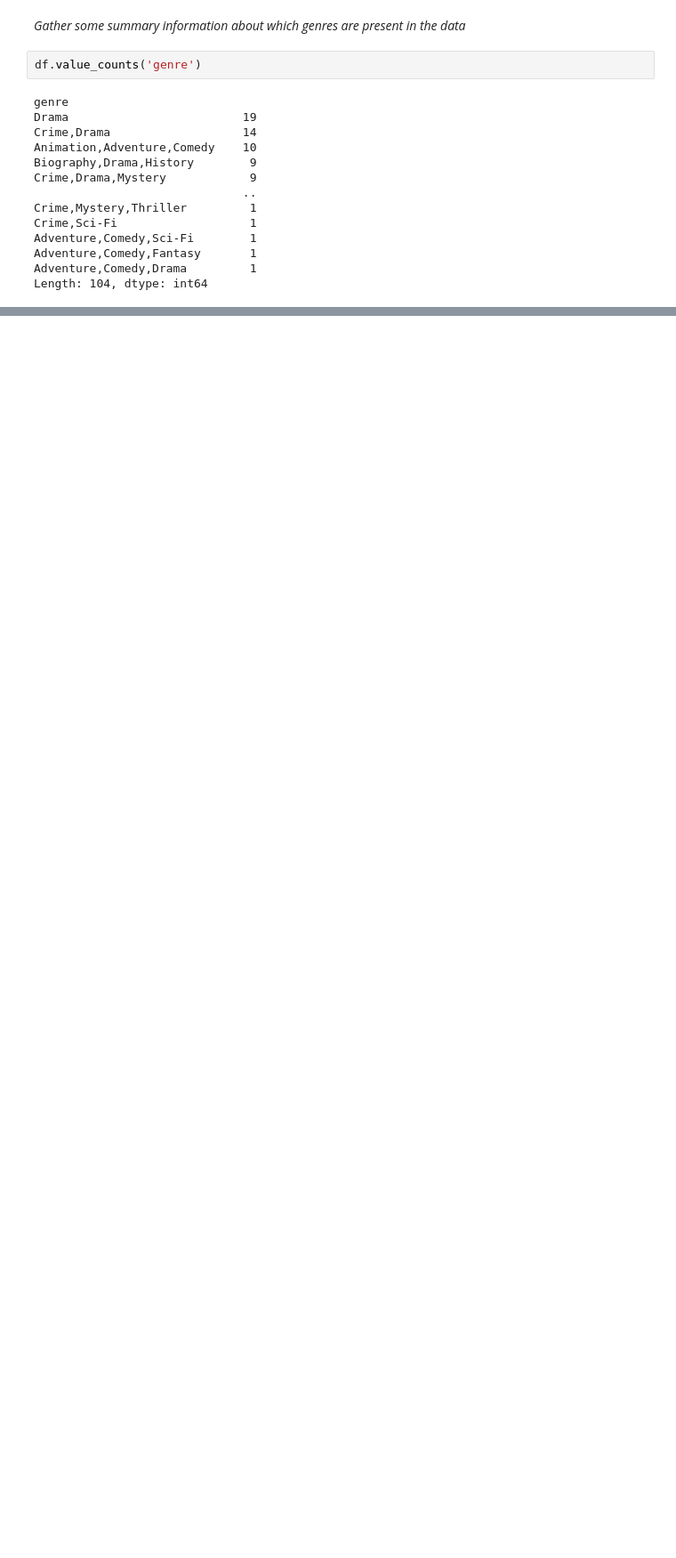
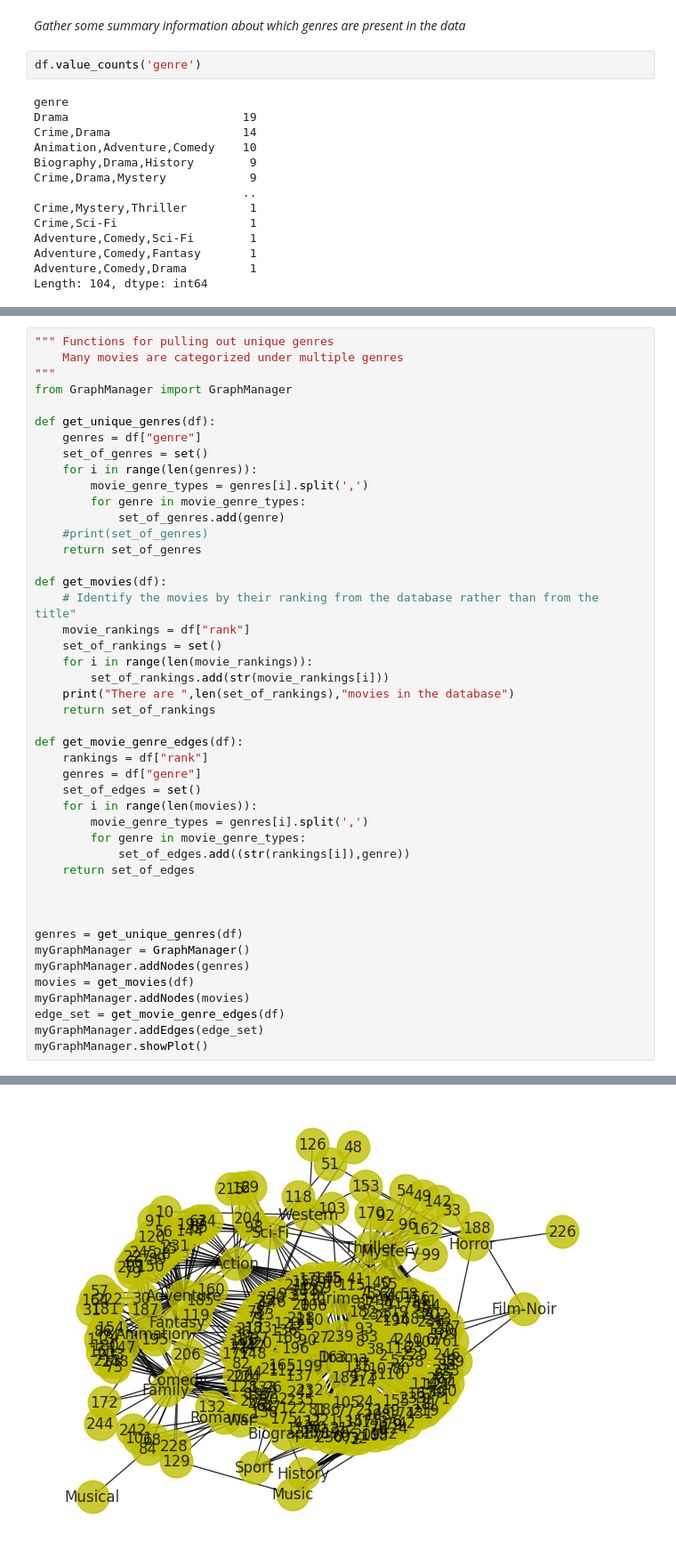
Before and after one commit to MichaelAGoodrich/GraphDataScience_withSNAP, a Jupyter notebook: GraphDataScience_Practice.ipynb, the cells around one changed output, grey strips where cells are left out. Shown at 89% size. Drawn from its saved outputs; the diff is of its cells as text; blank space fills up the shorter version.

Commit message:
Splitting pieces into files

```diff
--- a/GraphDataScience_Practice.ipynb
+++ b/GraphDataScience_Practice.ipynb
@@ -143,0 +113,46 @@ plt.show()
+# %%
+""" Functions for pulling out unique genres
+    Many movies are categorized under multiple genres
+"""
+from GraphManager import GraphManager
+
+def get_unique_genres(df):
+    genres = df["genre"]
+    set_of_genres = set()
+    for i in range(len(genres)):
+        movie_genre_types = genres[i].split(',')
+        for genre in movie_genre_types:
+            set_of_genres.add(genre)
+    #print(set_of_genres)
+    return set_of_genres
+
+def get_movies(df):
+    # Identify the movies by their ranking from the database rather than from the title"
+    movie_rankings = df["rank"]
+    set_of_rankings = set()
+    for i in range(len(movie_rankings)):
+        set_of_rankings.add(str(movie_rankings[i]))
+    print("There are ",len(set_of_rankings),"movies in the database")
+    return set_of_rankings
+
+def get_movie_genre_edges(df):
+    rankings = df["rank"]
+    genres = df["genre"]
+    set_of_edges = set()
+    for i in range(len(movies)):
+        movie_genre_types = genres[i].split(',')
+        for genre in movie_genre_types:
+            set_of_edges.add((str(rankings[i]),genre))
+    return set_of_edges
+
+
+
+genres = get_unique_genres(df)
+myGraphManager = GraphManager()
+myGraphManager.addNodes(genres)
+movies = get_movies(df)
+myGraphManager.addNodes(movies)
+edge_set = get_movie_genre_edges(df)
+myGraphManager.addEdges(edge_set)
+myGraphManager.showPlot()
+# %% [output]
@@ -143,0 +160 @@ plt.show()
+[figure, added]
```
Also changed, not shown: parts of 2 cells of this notebook, 1 other file.
